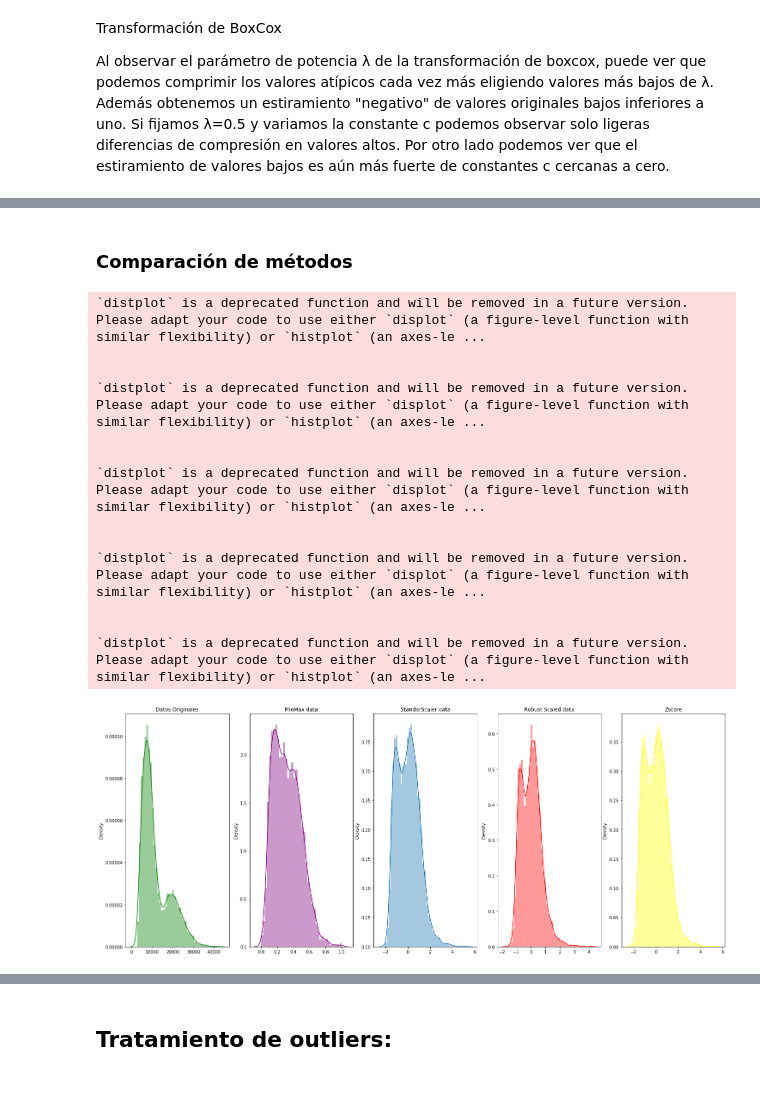
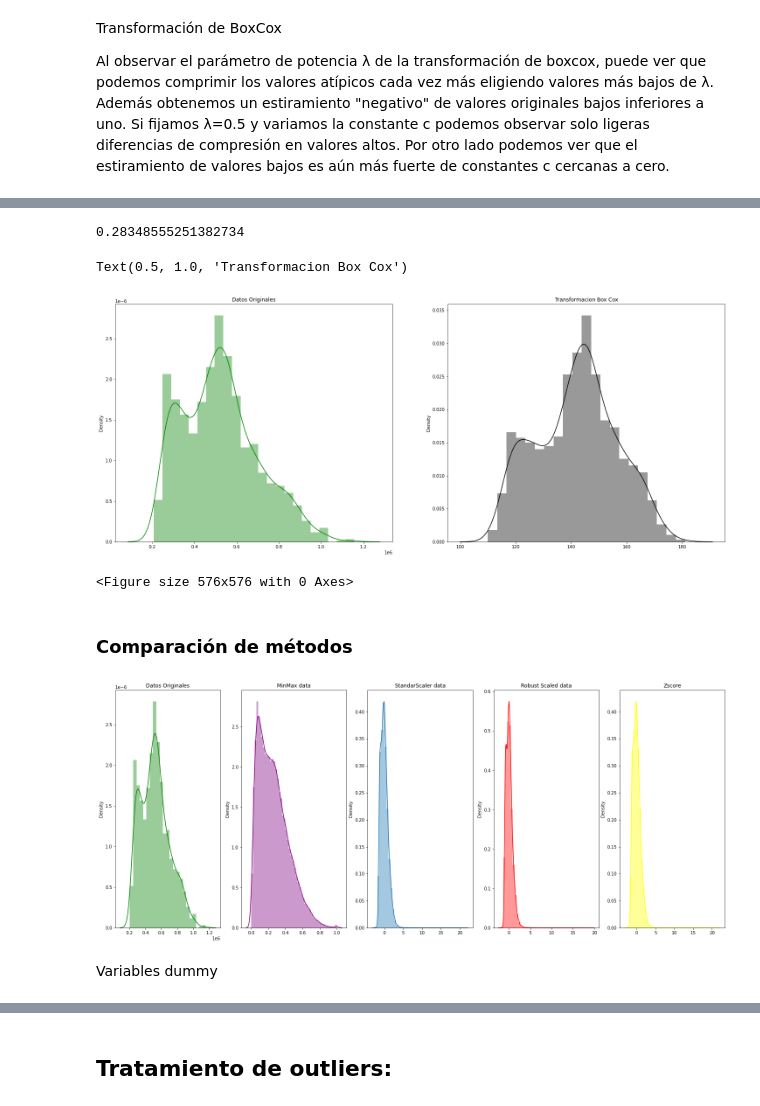
Before and after one commit to CHRISTIANDAGATTI/Mentoria_Series_Temporales, a Jupyter notebook: TP2_analisis_y_curacion.ipynb, the cells around one changed output, grey strips where cells are left out. Saved outputs shown, nothing was run; the diff lists cells and outputs as text; code cells hidden in the pictures.

```diff
--- a/TP2_analisis_y_curacion.ipynb
+++ b/TP2_analisis_y_curacion.ipynb
@@ -399,9 +400,9 @@ StandardScaler: transformamos los datos para centrarlos eliminando el valor medi
 # Estandarización
 from sklearn.preprocessing import StandardScaler
 scaler = StandardScaler()
-df_std = pd.DataFrame(scaler.fit_transform(df_filtered),
-                       index=df_filtered.index,
-                       columns=df_filtered.columns, dtype=None, copy=False)
+df_std = pd.DataFrame(scaler.fit_transform(df_filtered_full),
+                       index=df_filtered_full.index,
+                       columns=df_filtered_full.columns, dtype=None, copy=False)
 
 
 # plt.figure(figsize=(10, 6))
@@ -411,6 +412,6 @@ df_std = pd.DataFrame(scaler.fit_transform(df_filtered),
 
 # sns.barplot(x='Store', y='Sales', data = to_features(df_std))
 
-axes = df_std.plot(marker='.', alpha=0.5, linestyle='None', figsize=(18, 15), subplots=True)
-for ax in axes:
-    ax.set_ylabel('sales')
+# axes = df_std.plot(marker='.', alpha=0.5, linestyle='None', figsize=(18, 15), subplots=True)
+# for ax in axes:
+#     ax.set_ylabel('sales')
@@ -424,9 +423,9 @@ RobustScaler: Para datos que contienen muchos valores atípicos, es probable que
 # %%
 from sklearn.preprocessing import RobustScaler
 robustscaler = RobustScaler()
-df_rscaler = robustscaler.fit_transform(df_filtered)
-df_rscaler = pd.DataFrame(df_rscaler, columns = df_filtered.columns, index=df_filtered.index)
+df_rscaler = robustscaler.fit_transform(df_filtered_full)
+df_rscaler = pd.DataFrame(df_rscaler, columns = df_filtered_full.columns, index=df_filtered_full.index)
 
-axes = df_rscaler.plot(marker='.', alpha=0.5, linestyle='None', figsize=(18, 15), subplots=True)
-for ax in axes:
-    ax.set_ylabel('sales')
+# axes = df_rscaler.plot(marker='.', alpha=0.5, linestyle='None', figsize=(18, 15), subplots=True)
+# for ax in axes:
+#     ax.set_ylabel('sales')
@@ -438,9 +435,10 @@ for ax in axes:
 Min-MAX: Transforma los datos a un rango fijo. Incluye la solidez contra las desviaciones estándar muy pequeñas en las variables y la preservación de entradas cero en datos ralos.
 # %%
 #Minmax. Escalamos los datos en el rango 0-1
+from sklearn.preprocessing import MinMaxScaler
 scaler = MinMaxScaler((0,1))
-minmax = pd.DataFrame(scaler.fit_transform(df_filtered),
-                     columns=df_filtered.columns, index=df_filtered.index)
-axes = minmax.plot(marker='.', alpha=0.5, linestyle='None', figsize=(18, 15), subplots=True)
-for ax in axes:
-    ax.set_ylabel('sales')
+minmax = pd.DataFrame(scaler.fit_transform(df_filtered_full),
+                     columns=df_filtered_full.columns, index=df_filtered_full.index)
+# axes = minmax.plot(marker='.', alpha=0.5, linestyle='None', figsize=(18, 15), subplots=True)
+# for ax in axes:
+#     ax.set_ylabel('sales')
@@ -465,7 +470,7 @@ Mediante este método, la media se convertirá en 0 después de la transformaci
 # %%
 from scipy import stats
 from scipy.stats.stats import zscore
-zscore_df = stats.zscore(df_filtered)
-zscore_df= pd.DataFrame(zscore_df, columns=df_filtered.columns, index=df_filtered.index)
+zscore_df = stats.zscore(df_filtered_full)
+zscore_df= pd.DataFrame(zscore_df, columns=df_filtered_full.columns, index=df_filtered_full.index)
 print(zscore_df)
 # %% [output]
@@ -515,32 +554,37 @@ for ax in axes:
+# %%
+data , lmbda = boxcox(df_agg)
+print(lmbda)
+# %% [output]
+0.28348555251382734
+# %%
+fig, ax=plt.subplots(1,2,figsize=(25,10))
+plt.figure(figsize = (8, 8))
+sns.distplot(df_agg, ax=ax[0],color='Green')
+ax[0].set_title("Datos Originales")
+sns.distplot(data, ax=ax[1],color='black')
+ax[1].set_title("Transformacion Box Cox")
+# %% [output]
+Text(0.5, 1.0, 'Transformacion Box Cox')
+[figure, added]
+<Figure size 576x576 with 0 Axes>
 # %% [markdown]
 ### **Comparación de métodos**
 # %%
 #Comparación
 fig, ax=plt.subplots(1,5,figsize=(25,10))
-sns.distplot(df_filtered, ax=ax[0],color='Green')
+sns.distplot(df_agg, ax=ax[0],color='Green')
 ax[0].set_title("Datos Originales")
 sns.distplot(minmax, ax=ax[1], color ='Purple')
 ax[1].set_title("MinMax data")
 sns.distplot(df_std, ax=ax[2])
 ax[2].set_title("StandarScaler data")
 sns.distplot(df_rscaler, ax=ax[3], color='Red')
 ax[3].set_title("Robust Scaled data")
 sns.distplot(zscore_df, ax=ax[4], color='Yellow')
 ax[4].set_title("Zscore")
 
 plt.show()
 # %% [output]
-`distplot` is a deprecated function and will be removed in a future version. Please adapt your code to use either `displot` (a figure-level function with similar flexibility) or `histplot` (an axes-le ...
-
-
-`distplot` is a deprecated function and will be removed in a future version. Please adapt your code to use either `displot` (a figure-level function with similar flexibility) or `histplot` (an axes-le ...
-
-
-`distplot` is a deprecated function and will be removed in a future version. Please adapt your code to use either `displot` (a figure-level function with similar flexibility) or `histplot` (an axes-le ...
-
-
-`distplot` is a deprecated function and will be removed in a future version. Please adapt your code to use either `displot` (a figure-level function with similar flexibility) or `histplot` (an axes-le ...
-
-
-`distplot` is a deprecated function and will be removed in a future version. Please adapt your code to use either `displot` (a figure-level function with similar flexibility) or `histplot` (an axes-le ...
-[figure, old version]
+[figure, new version]
+# %% [markdown]
+Variables dummy
```
Also changed, not shown: parts of 45 cells of this notebook.
